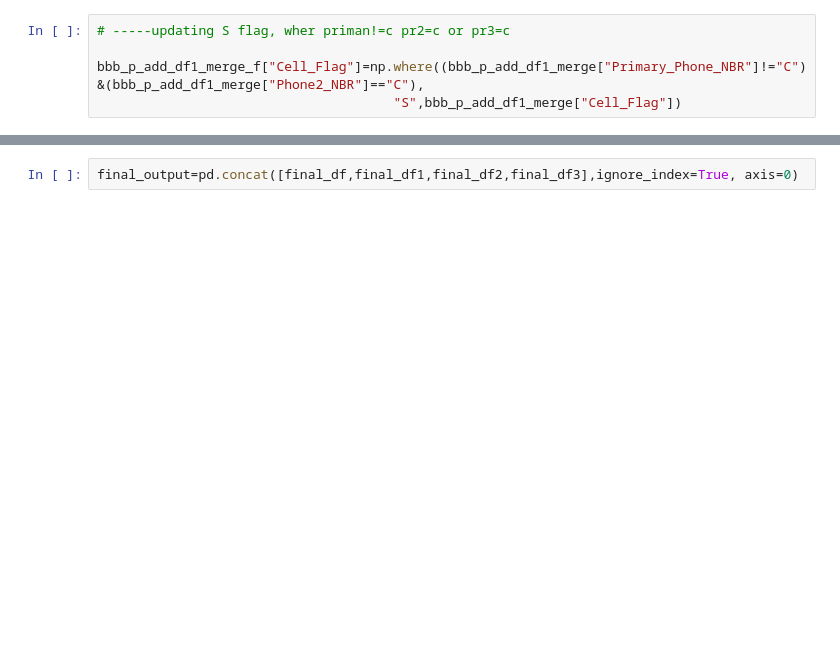
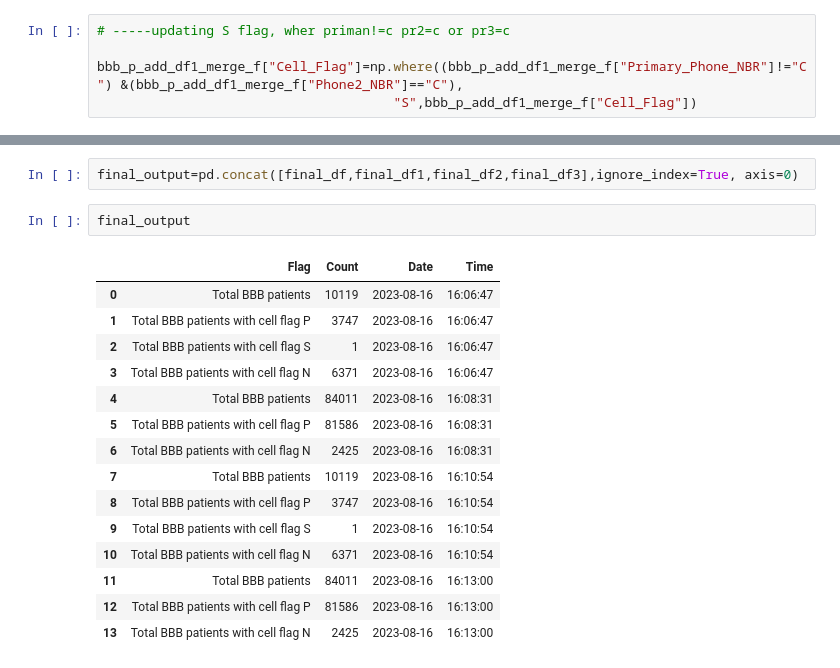
Before and after one commit to naseena/python-project-code, a Jupyter notebook: nasheenazubair project work.ipynb, the cells around one changed output, grey strips where cells are left out. Cells and saved outputs as stored; diff of their text form; blank space fills up the shorter version.

```diff
--- a/nasheenazubair project work.ipynb
+++ b/nasheenazubair project work.ipynb
@@ -997,5 +1018,5 @@ array(['P', ''], dtype=object)
 # %%
 # -----updating S flag, wher priman!=c pr2=c or pr3=c
 
-bbb_p_add_df1_merge_f["Cell_Flag"]=np.where((bbb_p_add_df1_merge["Primary_Phone_NBR"]!="C") &(bbb_p_add_df1_merge["Phone2_NBR"]=="C"),
-                                      "S",bbb_p_add_df1_merge["Cell_Flag"])
+bbb_p_add_df1_merge_f["Cell_Flag"]=np.where((bbb_p_add_df1_merge_f["Primary_Phone_NBR"]!="C") &(bbb_p_add_df1_merge_f["Phone2_NBR"]=="C"),
+                                      "S",bbb_p_add_df1_merge_f["Cell_Flag"])
@@ -1306,2 +1634,20 @@ final_df3
 # %%
 final_output=pd.concat([final_df,final_df1,final_df2,final_df3],ignore_index=True, axis=0)
+# %%
+final_output
+# %% [output]
+|  | Flag | Count | Date | Time |
+| 0 | Total BBB patients | 10119 | 2023-08-16 | 16:06:47 |
+| 1 | Total BBB patients with cell flag P | 3747 | 2023-08-16 | 16:06:47 |
+| 2 | Total BBB patients with cell flag S | 1 | 2023-08-16 | 16:06:47 |
+| 3 | Total BBB patients with cell flag N | 6371 | 2023-08-16 | 16:06:47 |
+| 4 | Total BBB patients | 84011 | 2023-08-16 | 16:08:31 |
+| 5 | Total BBB patients with cell flag P | 81586 | 2023-08-16 | 16:08:31 |
+| 6 | Total BBB patients with cell flag N | 2425 | 2023-08-16 | 16:08:31 |
+| 7 | Total BBB patients | 10119 | 2023-08-16 | 16:10:54 |
+| 8 | Total BBB patients with cell flag P | 3747 | 2023-08-16 | 16:10:54 |
+| 9 | Total BBB patients with cell flag S | 1 | 2023-08-16 | 16:10:54 |
+| 10 | Total BBB patients with cell flag N | 6371 | 2023-08-16 | 16:10:54 |
+| 11 | Total BBB patients | 84011 | 2023-08-16 | 16:13:00 |
+| 12 | Total BBB patients with cell flag P | 81586 | 2023-08-16 | 16:13:00 |
+| 13 | Total BBB patients with cell flag N | 2425 | 2023-08-16 | 16:13:00 |
```
Also changed, not shown: parts of 79 cells of this notebook.
